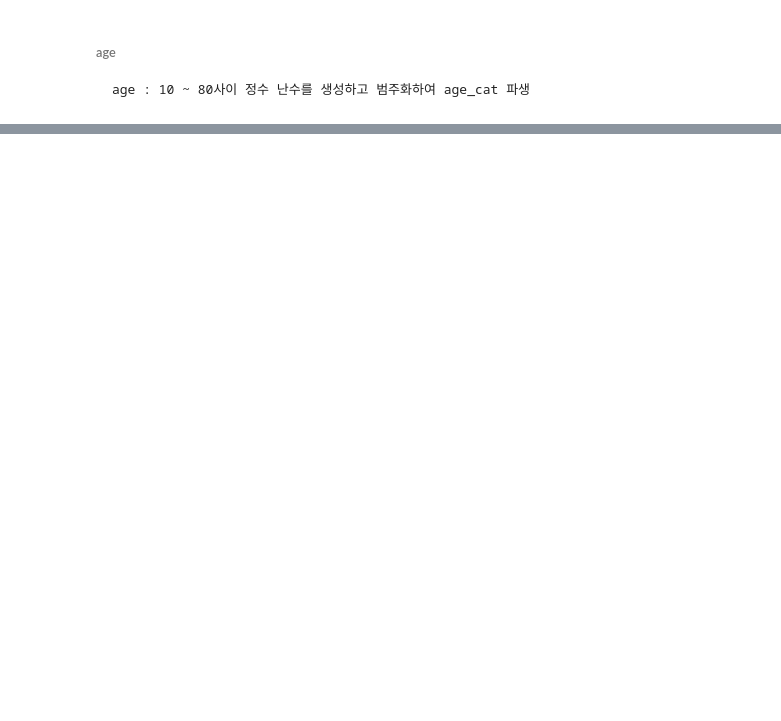
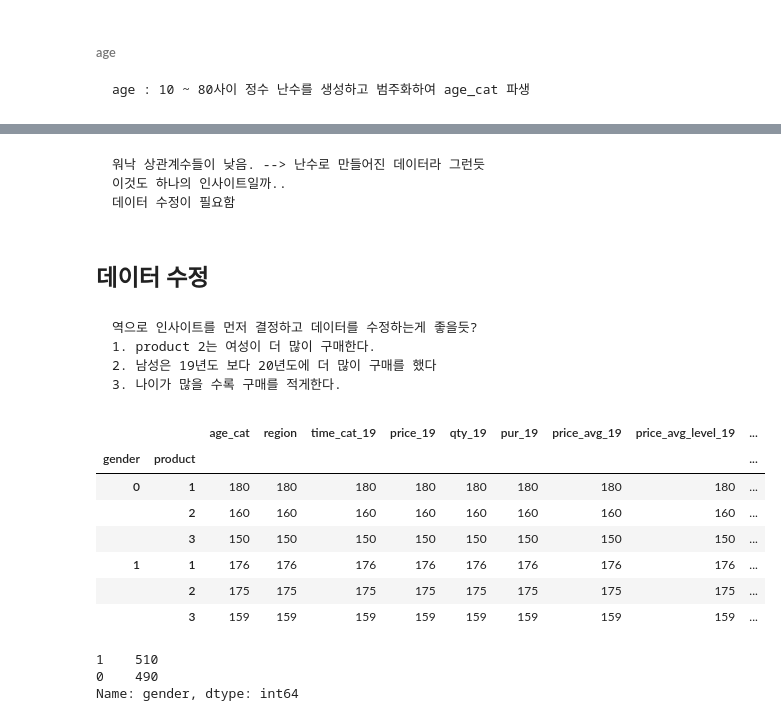
Before and after one commit to kikiru328/CAKD3-Github, a Jupyter notebook: 6. Numpy/Assignment/1. Numpy Random Data Preprocess Assignment 07.22.ipynb, the cells around one changed output, grey strips where cells are left out. Cells and saved outputs as stored; diff of their text form; code cells hidden in the pictures; blank space fills up the shorter version.

```diff
--- a/6. Numpy/Assignment/1. Numpy Random Data Preprocess Assignment 07.22.ipynb
+++ b/6. Numpy/Assignment/1. Numpy Random Data Preprocess Assignment 07.22.ipynb
@@ -119,0 +838,22 @@ binning
+# %% [markdown]
+    워낙 상관계수들이 낮음. --> 난수로 만들어진 데이터라 그런듯
+    이것도 하나의 인사이트일까..
+    데이터 수정이 필요함
+# %% [markdown]
+## 데이터 수정
+# %% [markdown]
+    역으로 인사이트를 먼저 결정하고 데이터를 수정하는게 좋을듯?
+    1. product 2는 여성이 더 많이 구매한다.
+    2. 남성은 19년도 보다 20년도에 더 많이 구매를 했다
+    3. 나이가 많을 수록 구매를 적게한다.
+# %%
+df.groupby(['gender','product']).count()
+# %% [output]
+|  |  | age_cat | region | time_cat_19 | price_19 | qty_19 | pur_19 | price_avg_19 | price_avg_level_19 | ... |
+| gender | product |  |  |  |  |  |  |  |  | ... |
+| 0 | 1 | 180 | 180 | 180 | 180 | 180 | 180 | 180 | 180 | ... |
+|  | 2 | 160 | 160 | 160 | 160 | 160 | 160 | 160 | 160 | ... |
+|  | 3 | 150 | 150 | 150 | 150 | 150 | 150 | 150 | 150 | ... |
+| 1 | 1 | 176 | 176 | 176 | 176 | 176 | 176 | 176 | 176 | ... |
+|  | 2 | 175 | 175 | 175 | 175 | 175 | 175 | 175 | 175 | ... |
+|  | 3 | 159 | 159 | 159 | 159 | 159 | 159 | 159 | 159 | ... |
@@ -119,0 +863,6 @@ binning
+# %%
+df.gender.value_counts()
+# %% [output]
+1    510
+0    490
+Name: gender, dtype: int64
```
Also changed, not shown: parts of 69 cells of this notebook.
